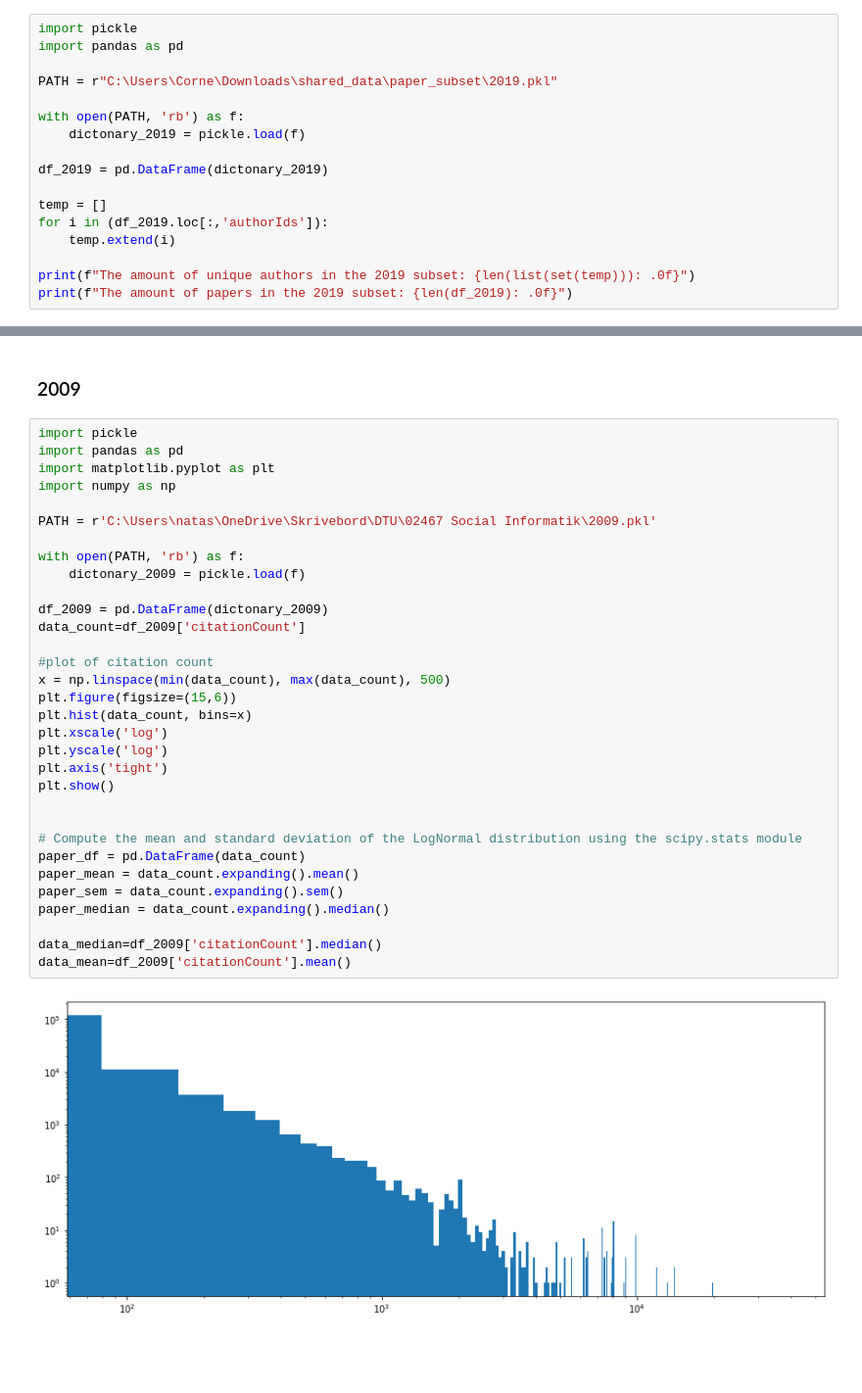
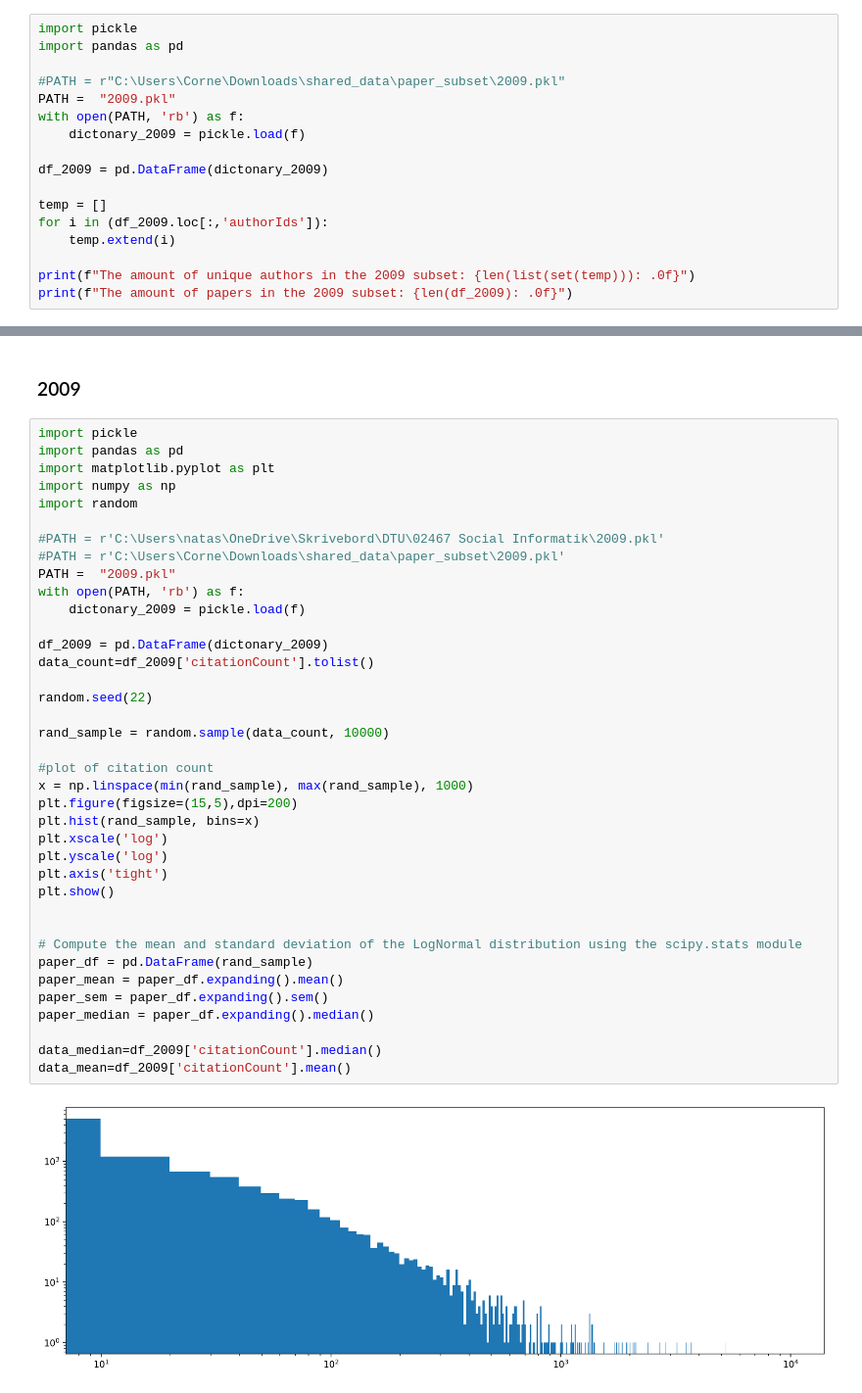
Before and after one commit to natasha0301/02467Assignment1, a Jupyter notebook: 02467 Assignment 1.ipynb, the cells around one changed output, grey strips where cells are left out. Shown at 98% size. Drawn from its saved outputs; the diff is of its cells as text; blank space fills up the shorter version.

```diff
--- a/02467 Assignment 1.ipynb
+++ b/02467 Assignment 1.ipynb
@@ -364,17 +354,17 @@ This code above we did not run, because it would take several days to do so. Due
 import pickle
 import pandas as pd
 
-PATH = r"C:\Users\Corne\Downloads\shared_data\paper_subset\2019.pkl"
+#PATH = r"C:\Users\Corne\Downloads\shared_data\paper_subset\2009.pkl"
+PATH =  "2009.pkl"
+with open(PATH, 'rb') as f:
+    dictonary_2009 = pickle.load(f)
 
-with open(PATH, 'rb') as f:
-    dictonary_2019 = pickle.load(f)
-
-df_2019 = pd.DataFrame(dictonary_2019)
+df_2009 = pd.DataFrame(dictonary_2009)
 
 temp = []
-for i in (df_2019.loc[:,'authorIds']):
+for i in (df_2009.loc[:,'authorIds']):
     temp.extend(i)
 
-print(f"The amount of unique authors in the 2019 subset: {len(list(set(temp))): .0f}")
-print(f"The amount of papers in the 2019 subset: {len(df_2019): .0f}")
+print(f"The amount of unique authors in the 2009 subset: {len(list(set(temp))): .0f}")
+print(f"The amount of papers in the 2009 subset: {len(df_2009): .0f}")
 # %% [output]
@@ -568,35 +557,41 @@ plt.show()
 # %%
 import pickle
 import pandas as pd
 import matplotlib.pyplot as plt
 import numpy as np
+import random
 
-PATH = r'C:\Users\natas\OneDrive\Skrivebord\DTU\02467 Social Informatik\2009.pkl'
-
+#PATH = r'C:\Users\natas\OneDrive\Skrivebord\DTU\02467 Social Informatik\2009.pkl'
+#PATH = r'C:\Users\Corne\Downloads\shared_data\paper_subset\2009.pkl'
+PATH =  "2009.pkl"
 with open(PATH, 'rb') as f:
     dictonary_2009 = pickle.load(f)
 
 df_2009 = pd.DataFrame(dictonary_2009)
-data_count=df_2009['citationCount']
+data_count=df_2009['citationCount'].tolist()
+
+random.seed(22)
+
+rand_sample = random.sample(data_count, 10000)
 
 #plot of citation count
-x = np.linspace(min(data_count), max(data_count), 500)
-plt.figure(figsize=(15,6))
-plt.hist(data_count, bins=x)
+x = np.linspace(min(rand_sample), max(rand_sample), 1000)
+plt.figure(figsize=(15,5),dpi=200)
+plt.hist(rand_sample, bins=x)
 plt.xscale('log')
 plt.yscale('log')
 plt.axis('tight')
 plt.show()
 
 
 # Compute the mean and standard deviation of the LogNormal distribution using the scipy.stats module
-paper_df = pd.DataFrame(data_count)
-paper_mean = data_count.expanding().mean()
-paper_sem = data_count.expanding().sem()
-paper_median = data_count.expanding().median()
+paper_df = pd.DataFrame(rand_sample)
+paper_mean = paper_df.expanding().mean()
+paper_sem = paper_df.expanding().sem()
+paper_median = paper_df.expanding().median()
 
 data_median=df_2009['citationCount'].median()
 data_mean=df_2009['citationCount'].mean()
 # %% [output]
-[figure, old version]
+[figure, new version]
 # %%
```
Also changed, not shown: parts of 20 cells of this notebook, 4 other files.
